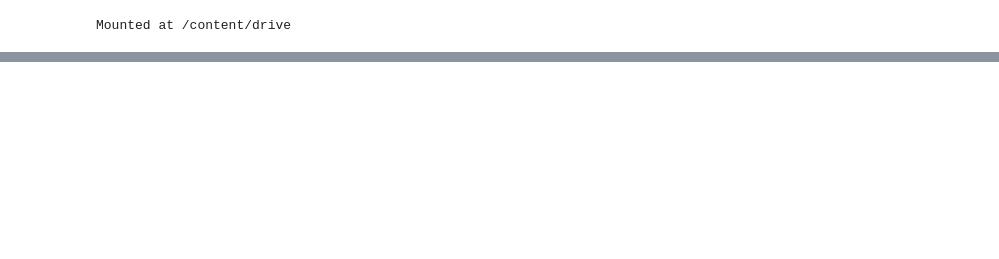
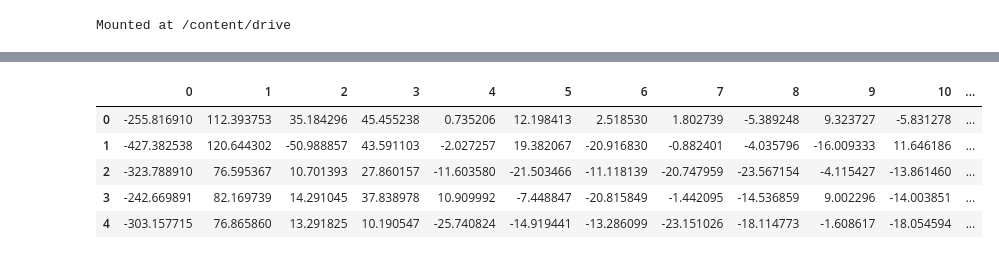
Before and after one commit to vitormunnizz/audio_for, a Jupyter notebook: Pitch_Shifting.ipynb, the cells around one changed output, grey strips where cells are left out. Drawn from its saved outputs; the diff is of its cells as text; code cells hidden in the pictures; blank space fills up the shorter version.

```diff
--- a/Pitch_Shifting.ipynb
+++ b/Pitch_Shifting.ipynb
@@ -105,3 +107,12 @@ Erro ao processar /content/drive/MyDrive/audios_FOR/fake/file97.mp3: time_stretc
 # Criar DataFrame
 df = pd.DataFrame(data_filtered)
 df['label'] = labels_filtered
+# %%
+df.head()
+# %% [output]
+|  | 0 | 1 | 2 | 3 | 4 | 5 | 6 | 7 | 8 | 9 | 10 | ... |
+| 0 | -255.816910 | 112.393753 | 35.184296 | 45.455238 | 0.735206 | 12.198413 | 2.518530 | 1.802739 | -5.389248 | 9.323727 | -5.831278 | ... |
+| 1 | -427.382538 | 120.644302 | -50.988857 | 43.591103 | -2.027257 | 19.382067 | -20.916830 | -0.882401 | -4.035796 | -16.009333 | 11.646186 | ... |
+| 2 | -323.788910 | 76.595367 | 10.701393 | 27.860157 | -11.603580 | -21.503466 | -11.118139 | -20.747959 | -23.567154 | -4.115427 | -13.861460 | ... |
+| 3 | -242.669891 | 82.169739 | 14.291045 | 37.838978 | 10.909992 | -7.448847 | -20.815849 | -1.442095 | -14.536859 | 9.002296 | -14.003851 | ... |
+| 4 | -303.157715 | 76.865860 | 13.291825 | 10.190547 | -25.740824 | -14.919441 | -13.286099 | -23.151026 | -18.114773 | -1.608617 | -18.054594 | ... |
```
Also changed, not shown: parts of 14 cells of this notebook.
